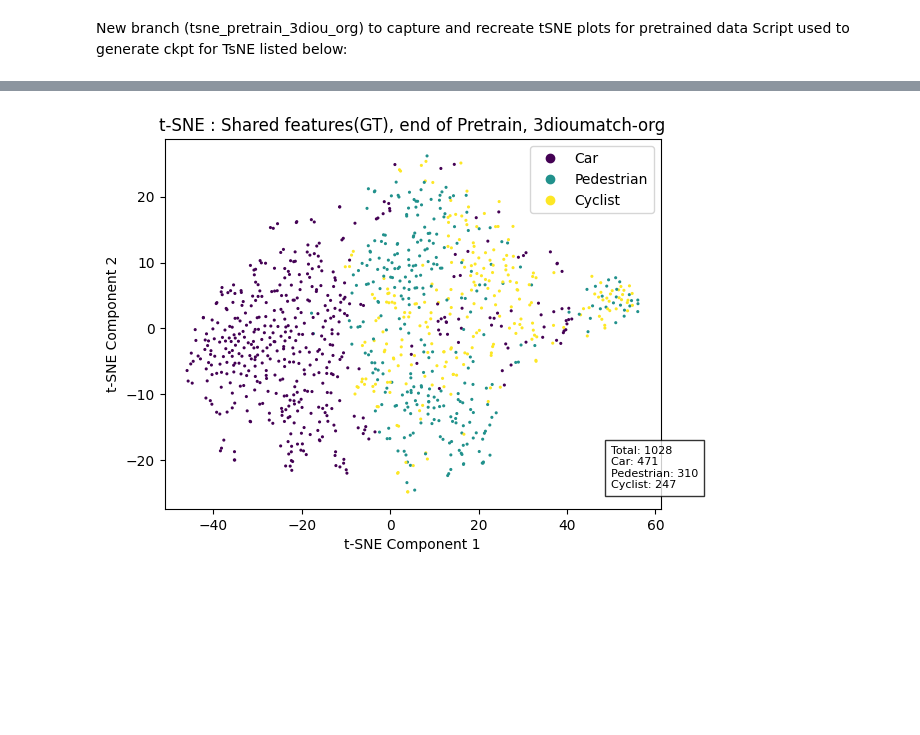
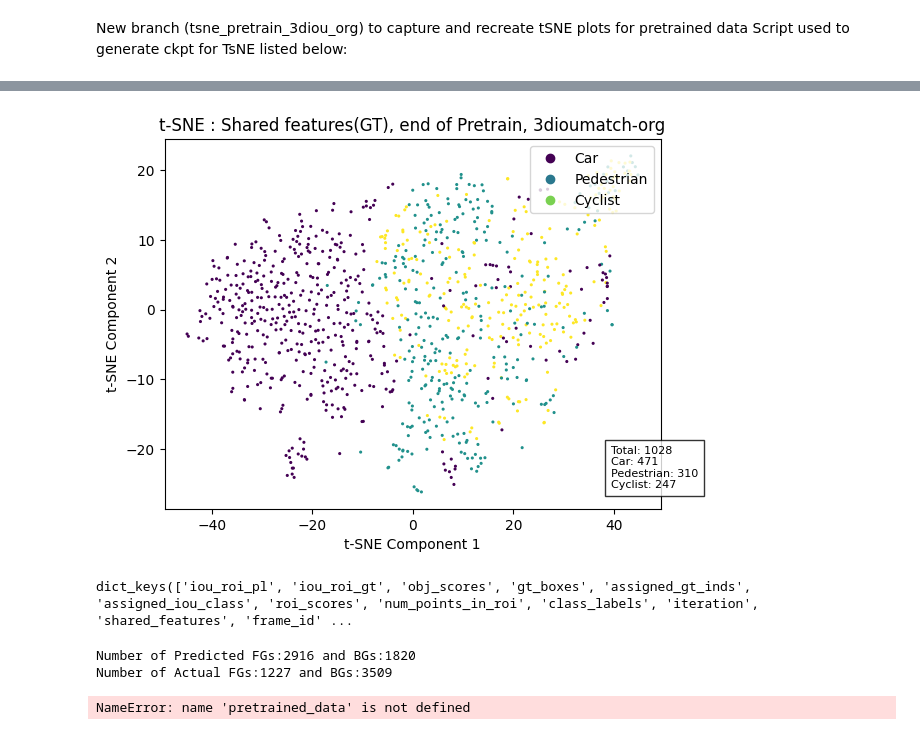
Before and after one commit to adv010/OpenPCDet, a Jupyter notebook: Feature_analysis_Tsne_pretrain.ipynb, the cells around one changed output, grey strips where cells are left out. Cells and saved outputs as stored; diff of their text form; code cells hidden in the pictures; blank space fills up the shorter version.

Commit message:
gt_assignment corrected + updated notebook

```diff
--- a/Feature_analysis_Tsne_pretrain.ipynb
+++ b/Feature_analysis_Tsne_pretrain.ipynb
@@ -7,7 +7,7 @@ import torch
 import numpy as np
 import pickle
 
-pkl_path =  '/mnt/data/adat01/adv_OpenPCDet/output/cfgs/kitti_models/pv_rcnn/tsne_pretrain_pvrcnn/tsne_scores_14042024_masked.pkl'
+pkl_path =  '/mnt/data/adat01/adv_OpenPCDet/output/cfgs/kitti_models/pv_rcnn/tsne_pretrain_pvrcnn/new.pkl'
 
 # Load data from pickle file
 with open(pkl_path, 'rb') as f:
@@ -135,32 +502,32 @@ from sklearn.preprocessing import StandardScaler
 x = selected_sh_gt.cpu().numpy()
 y = selected_gt_classes.cpu().numpy().astype(int)
 
 # Normalize the features
 scaler = StandardScaler()
 x_normalized = scaler.fit_transform(x)
 
 # Perform t-SNE on normalized features
 tsne = TSNE(n_components=2, perplexity=30, learning_rate='auto', n_iter=1000, random_state=0)
 x_tsne = tsne.fit_transform(x_normalized)
 
 # Create a scatter plot with colored points based on labels
 scatter = plt.scatter(x_tsne[:, 0], x_tsne[:, 1], c=y, cmap='viridis', s=1.5)
 plt.xlabel('t-SNE Component 1')
 plt.ylabel('t-SNE Component 2')
 plt.title('t-SNE : Shared features(GT), end of Pretrain, 3dioumatch-org')
 
 # Add legend
 class_names = ['Car', 'Pedestrian', 'Cyclist']
-handles, _ = scatter.legend_elements(num=np.unique(y))
+handles, _ = scatter.legend_elements(num=len(class_names))
 legend = plt.legend(handles, class_names, loc='upper right')
 
 # Add a box showing occurrences of each class
 class_counts = np.bincount(y)
 total_count = np.sum(class_counts)
 class_counts_str =  [f"Total: {total_count}"] + [f"{class_name}: {count}" for class_name, count in zip(class_names, class_counts)]
 occurrences_text = '\n'.join(class_counts_str)
 plt.text(0.9, 0.05, occurrences_text, transform=plt.gca().transAxes, fontsize=8, verticalalignment='bottom', bbox=dict(facecolor='white', alpha=0.8))
 
 plt.show()
 # %% [output]
-[figure, old version]
+[figure, new version]
@@ -166,0 +545,35 @@ plt.show()
+# %%
+pretrained_data_new.keys()
+# %% [output]
+dict_keys(['iou_roi_pl', 'iou_roi_gt', 'obj_scores', 'gt_boxes', 'assigned_gt_inds', 'assigned_iou_class', 'roi_scores', 'num_points_in_roi', 'class_labels', 'iteration', 'shared_features', 'frame_id' ...
+# %%
+iou_roi_pl = np.array(pretrained_data_new['iou_roi_pl'])
+iou_roi_gt = np.array(pretrained_data_new['iou_roi_gt'])
+
+assigned_iou_class = np.array(pretrained_data_new['assigned_iou_class'])
+obj_scores = np.array(pretrained_data_new['obj_scores'])
+class_labels = np.array(pretrained_data_new['class_labels'])
+class_labels = class_labels - 1
+
+fg_mask = iou_roi_gt > 0.25
+cc_mask =  assigned_iou_class == class_labels
+obj_mask  = obj_scores > 0.25
+
+cc_fg_mask = fg_mask & cc_mask
+
+print('Number of Predicted FGs:{} and BGs:{}'.format(np.sum(obj_mask), np.sum(~obj_mask)))
+print('Number of Actual FGs:{} and BGs:{}'.format(np.sum(fg_mask), np.sum(~fg_mask)))
+correct_obj_classifications = np.sum(obj_mask & fg_mask)
+correct_fg_classifications = np.sum(cc_mask & fg_mask)
+correct_bg_classifications = np.sum(~fg_mask & ~obj_mask)
+
+print("Total", len(pretrained_data['assigned_iou_class']))
+print("Number of correct object classifications:", correct_obj_classifications)
+print("Number of correct background classifications:", correct_bg_classifications)
+print("Number of correct semantic classifications:", correct_fg_classifications)
+num_true_fg_mask = np.sum(fg_mask)
+print("Number of True elements in fg_mask:", num_true_fg_mask)
+# %% [output]
+Number of Predicted FGs:2916 and BGs:1820
+Number of Actual FGs:1227 and BGs:3509
+NameError: name 'pretrained_data' is not defined
```
Also changed, not shown: parts of 23 cells of this notebook, 1 other file.
